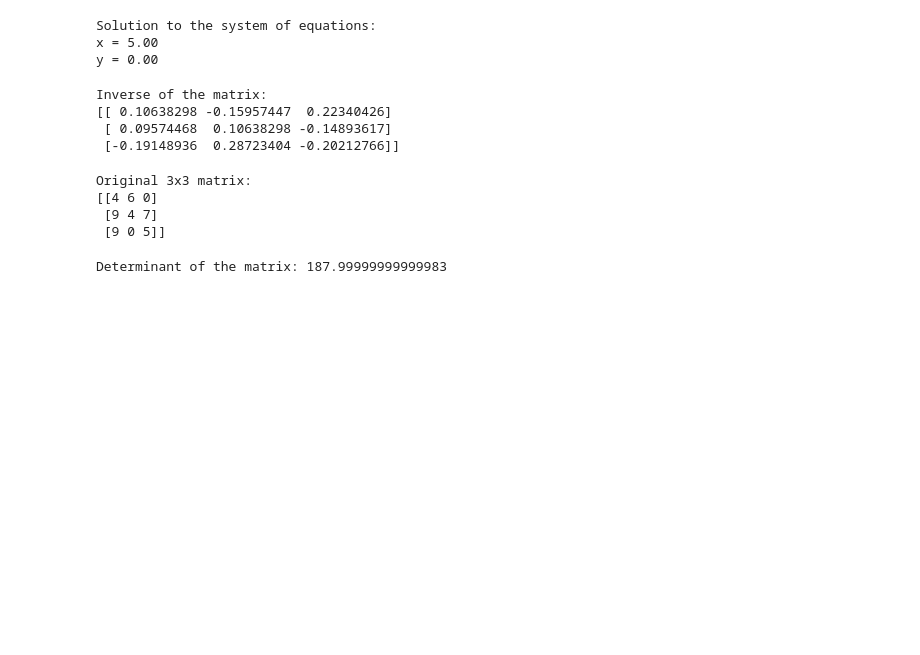
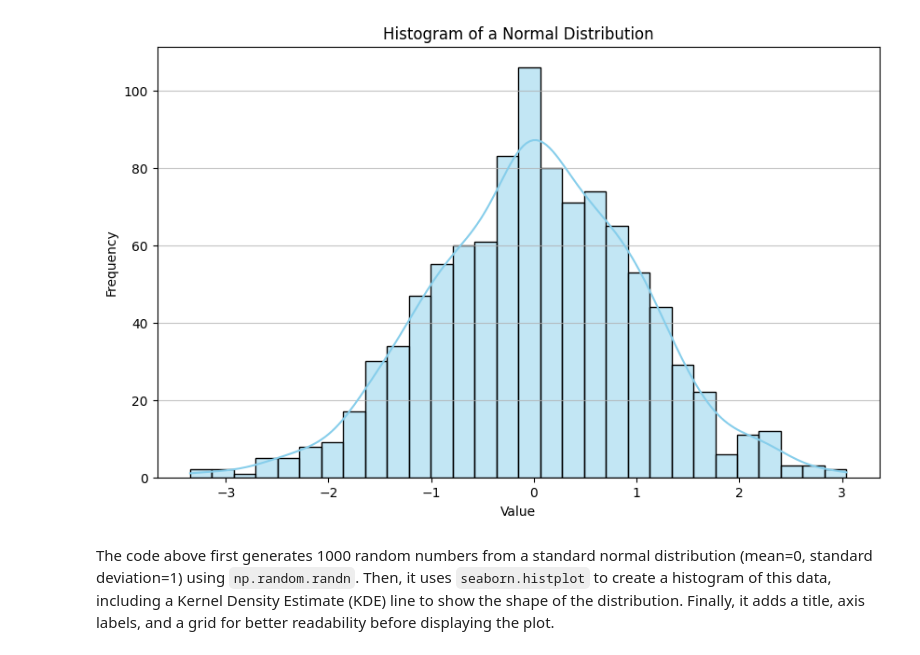
Before and after one commit to Amanbhalerao/Data_science_Lab_SE_05, a Jupyter notebook: practical_3.ipynb, the cells around one changed output. Cells and saved outputs as stored; diff of their text form; code cells hidden in the pictures; blank space fills up the shorter version.

```diff
--- a/practical_3.ipynb
+++ b/practical_3.ipynb
@@ -1,35 +1,2 @@
 # %% [markdown]
 <a href="https://colab.research.google.com/github/Amanbhalerao/Data_science_Lab_SE_05/blob/main/practical_3.ipynb" target="_parent"><img src="https://colab.research.google.com/assets/colab-badge.svg" alt="Open In Colab"/></a>
-# %%
-import numpy as np
-
-# Define the coefficient matrix A
-A = np.array([[2, 3],
-              [4, 5]])
-
-# Define the constant vector B
-B = np.array([10, 20])
-
-# Solve the system of linear equations
-solution = np.linalg.solve(A, B)
-
-print("Solution to the system of equations:")
-print(f"x = {solution[0]:.2f}")
-print(f"y = {solution[1]:.2f}")
-# %% [output]
-Solution to the system of equations:
-x = 5.00
-y = 0.00
-# %%
-# Compute the inverse of the matrix
-try:
-    inverse_matrix = np.linalg.inv(matrix)
-    print("\nInverse of the matrix:")
-    print(inverse_matrix)
-except np.linalg.LinAlgError as e:
-    print(f"\nError: {e}. The matrix might be singular (non-invertible).")
-# %% [output]
-Inverse of the matrix:
-[[ 0.10638298 -0.15957447  0.22340426]
- [ 0.09574468  0.10638298 -0.14893617]
- [-0.19148936  0.28723404 -0.20212766]]
@@ -38,18 +3,26 @@ import numpy as np
-# %%
-# Create a 3x3 square matrix with random integer values
-matrix = np.random.randint(0, 10, size=(3, 3))
-
-print("Original 3x3 matrix:")
-print(matrix)
-# %% [output]
-Original 3x3 matrix:
-[[4 6 0]
- [9 4 7]
- [9 0 5]]
-# %%
-# Compute the determinant of the matrix
-determinant = np.linalg.det(matrix)
-
-print(f"\nDeterminant of the matrix: {determinant}")
-# %% [output]
-Determinant of the matrix: 187.99999999999983
+# %%
+import numpy as np
+import matplotlib.pyplot as plt
+import seaborn as sns
+
+# 1. Generate data from a normal distribution
+# Using np.random.randn to generate samples from a standard normal distribution (mean=0, std=1)
+num_samples = 1000
+data = np.random.randn(num_samples)
+
+# 2. Plot the histogram
+plt.figure(figsize=(10, 6))
+sns.histplot(data, bins=30, kde=True, color='skyblue')
+
+# Add title and labels
+plt.title('Histogram of a Normal Distribution')
+plt.xlabel('Value')
+plt.ylabel('Frequency')
+plt.grid(axis='y', alpha=0.75)
+
+# Display the plot
+plt.show()
+# %% [output]
+[figure, added]
+# %% [markdown]
+The code above first generates 1000 random numbers from a standard normal distribution (mean=0, standard deviation=1) using `np.random.randn`. Then, it uses `seaborn.histplot` to create a histogram of this data, including a Kernel Density Estimate (KDE) line to show the shape of the distribution. Finally, it adds a title, axis labels, and a grid for better readability before displaying the plot.
```
Also changed, not shown: parts of 5 cells of this notebook.
